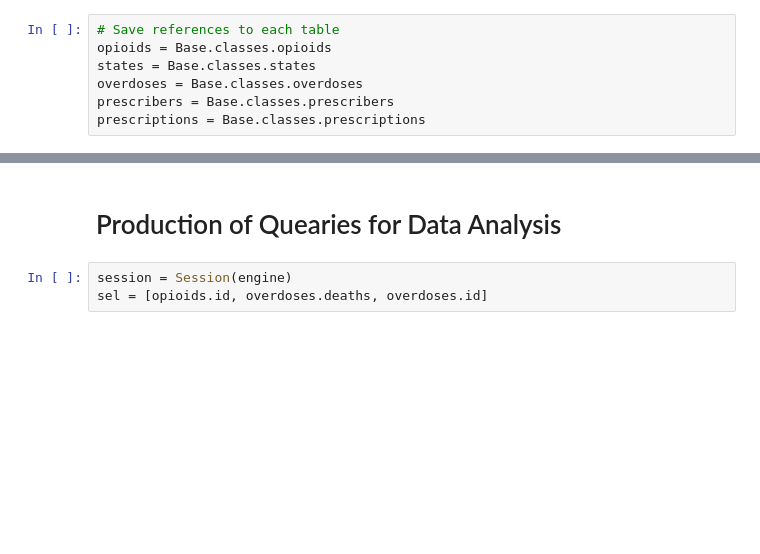
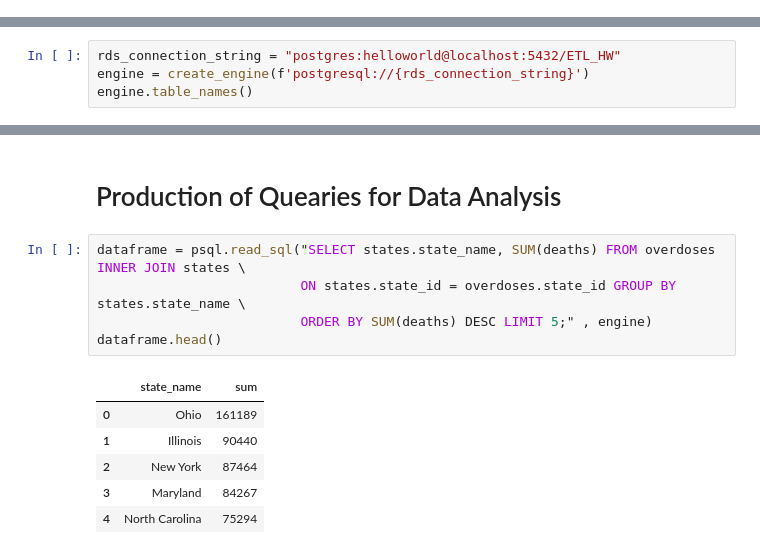
Before and after one commit to HaydenE/ETL_Group_Project, a Jupyter notebook: Final Notebook.ipynb, the cells around one changed output, grey strips where cells are left out. Drawn from its saved outputs; the diff is of its cells as text; blank space fills up the shorter version.

```diff
--- a/Final Notebook.ipynb
+++ b/Final Notebook.ipynb
@@ -30,7 +18,0 @@ Base.classes.keys()
-# %%
-# Save references to each table
-opioids = Base.classes.opioids
-states = Base.classes.states
-overdoses = Base.classes.overdoses
-prescribers = Base.classes.prescribers
-prescriptions = Base.classes.prescriptions
@@ -41,0 +19,4 @@ session = Session(engine)
+# %%
+rds_connection_string = "postgres:helloworld@localhost:5432/ETL_HW"
+engine = create_engine(f'postgresql://{rds_connection_string}')
+engine.table_names()
@@ -89,5 +129,14 @@ clean_data
 # %% [markdown]
 # Production of Quearies for Data Analysis
-# %%
-session = Session(engine)
-sel = [opioids.id, overdoses.deaths, overdoses.id]
+# %%
+dataframe = psql.read_sql("SELECT states.state_name, SUM(deaths) FROM overdoses INNER JOIN states \
+                          ON states.state_id = overdoses.state_id GROUP BY states.state_name \
+                          ORDER BY SUM(deaths) DESC LIMIT 5;" , engine)
+dataframe.head()
+# %% [output]
+|  | state_name | sum |
+| 0 | Ohio | 161189 |
+| 1 | Illinois | 90440 |
+| 2 | New York | 87464 |
+| 3 | Maryland | 84267 |
+| 4 | North Carolina | 75294 |
```
Also changed, not shown: parts of 28 cells of this notebook, 4 other files.
